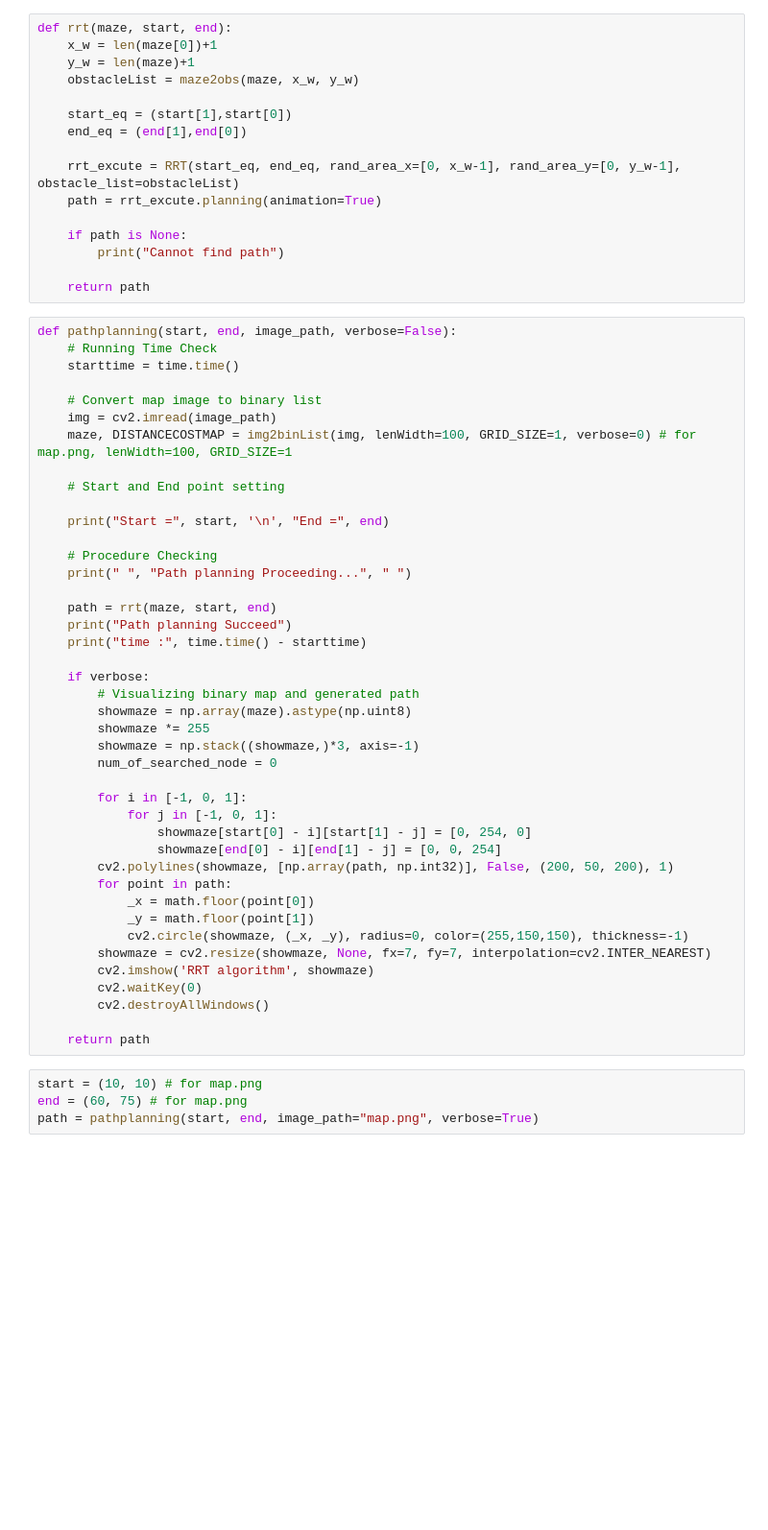
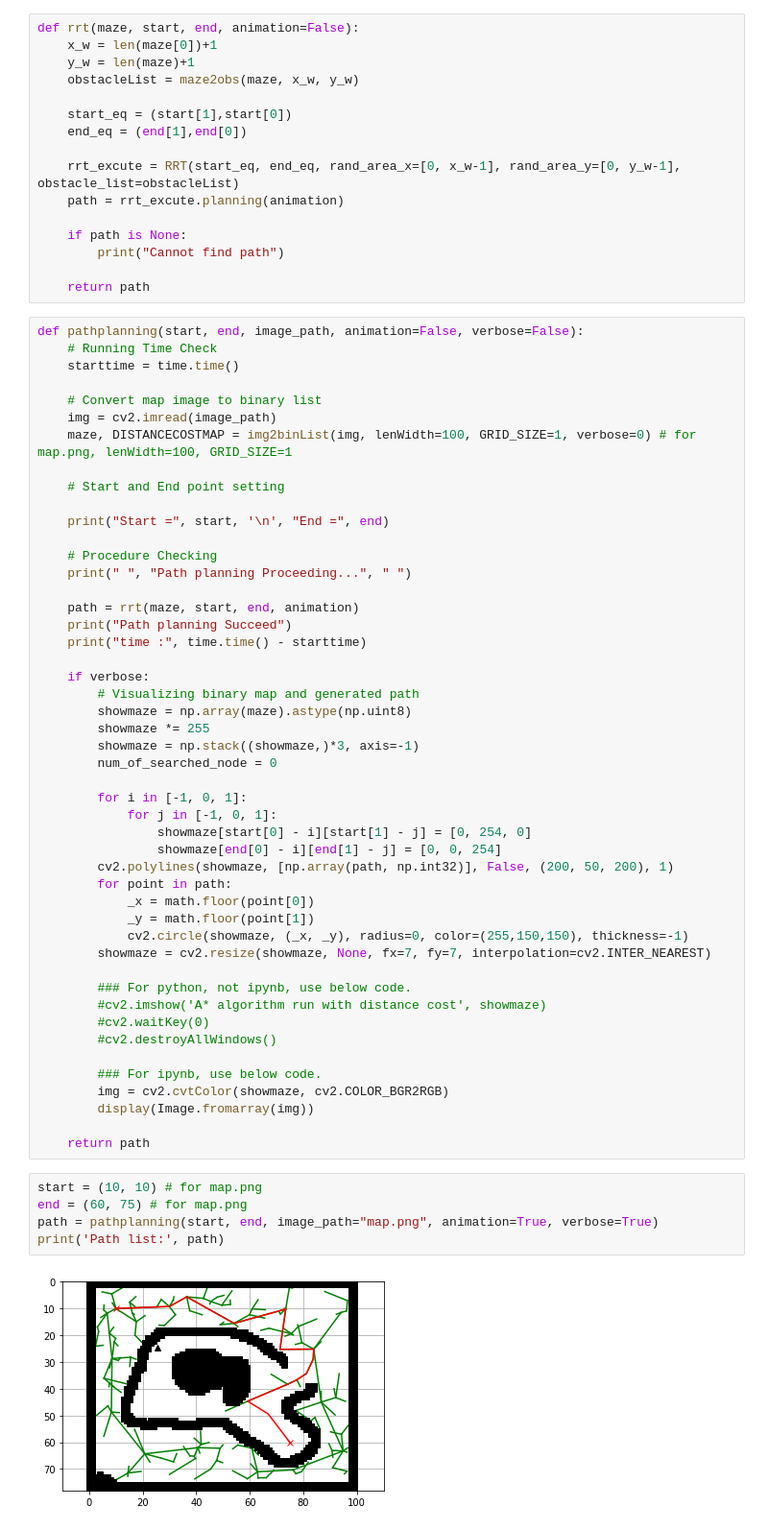
Before and after one commit to SeunghyunLim/path_planning_tutorials, a Jupyter notebook: tutorials/rrt.ipynb, the cells around one changed output. Shown: that part at 96% size. Cells and saved outputs as stored; diff of their text form; blank space fills up the shorter version.

Commit message:
update plotting method

```diff
--- a/tutorials/rrt.ipynb
+++ b/tutorials/rrt.ipynb
@@ -256,7 +249,7 @@ class RRT:
         theta = math.atan2(dy, dx)
         return d, theta
 # %%
-def rrt(maze, start, end):
+def rrt(maze, start, end, animation=False):
     x_w = len(maze[0])+1
     y_w = len(maze)+1
     obstacleList = maze2obs(maze, x_w, y_w)
@@ -265,14 +258,14 @@ def rrt(maze, start, end):
     end_eq = (end[1],end[0])
 
     rrt_excute = RRT(start_eq, end_eq, rand_area_x=[0, x_w-1], rand_area_y=[0, y_w-1], obstacle_list=obstacleList)
-    path = rrt_excute.planning(animation=True)
+    path = rrt_excute.planning(animation)
 
     if path is None:
         print("Cannot find path")
 
     return path
 # %%
-def pathplanning(start, end, image_path, verbose=False):
+def pathplanning(start, end, image_path, animation=False, verbose=False):
     # Running Time Check
     starttime = time.time()
 
@@ -287,7 +280,7 @@ def pathplanning(start, end, image_path, verbose=False):
     # Procedure Checking
     print(" ", "Path planning Proceeding...", " ")
 
-    path = rrt(maze, start, end)
+    path = rrt(maze, start, end, animation)
     print("Path planning Succeed")
     print("time :", time.time() - starttime)
 
@@ -308,13 +301,21 @@ def pathplanning(start, end, image_path, verbose=False):
             _y = math.floor(point[1])
             cv2.circle(showmaze, (_x, _y), radius=0, color=(255,150,150), thickness=-1)
         showmaze = cv2.resize(showmaze, None, fx=7, fy=7, interpolation=cv2.INTER_NEAREST)
-        cv2.imshow('RRT algorithm', showmaze)
-        cv2.waitKey(0)
-        cv2.destroyAllWindows()
+
+        ### For python, not ipynb, use below code.
+        #cv2.imshow('A* algorithm run with distance cost', showmaze)
+        #cv2.waitKey(0)
+        #cv2.destroyAllWindows()
+
+        ### For ipynb, use below code.
+        img = cv2.cvtColor(showmaze, cv2.COLOR_BGR2RGB)
+        display(Image.fromarray(img))
 
     return path
 # %%
 start = (10, 10) # for map.png
 end = (60, 75) # for map.png
-path = pathplanning(start, end, image_path="map.png", verbose=True)
+path = pathplanning(start, end, image_path="map.png", animation=True, verbose=True)
+print('Path list:', path)
 # %% [output]
+[figure, new version]
```
Also changed, not shown: parts of 5 cells of this notebook, 1 other file.
